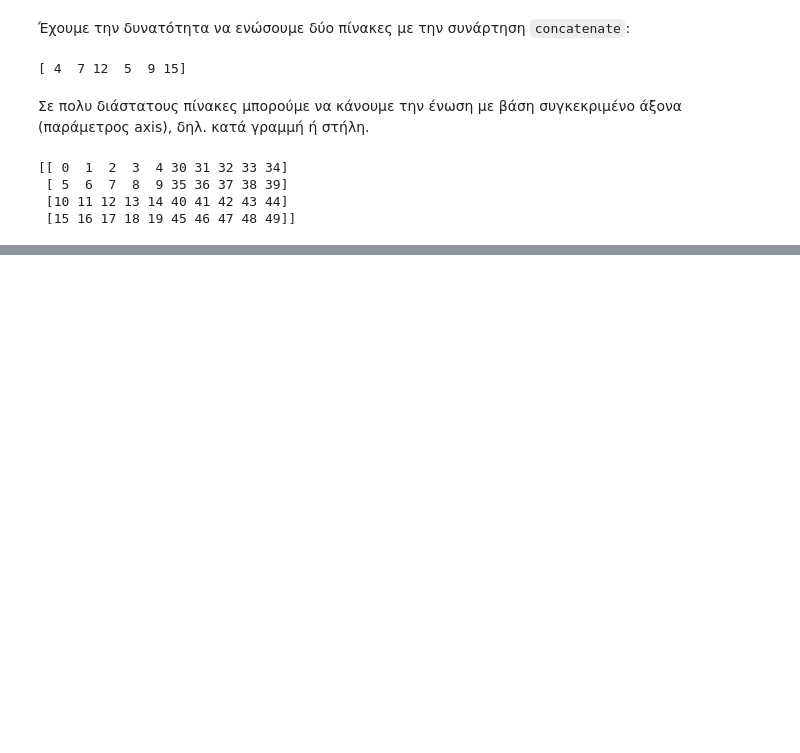
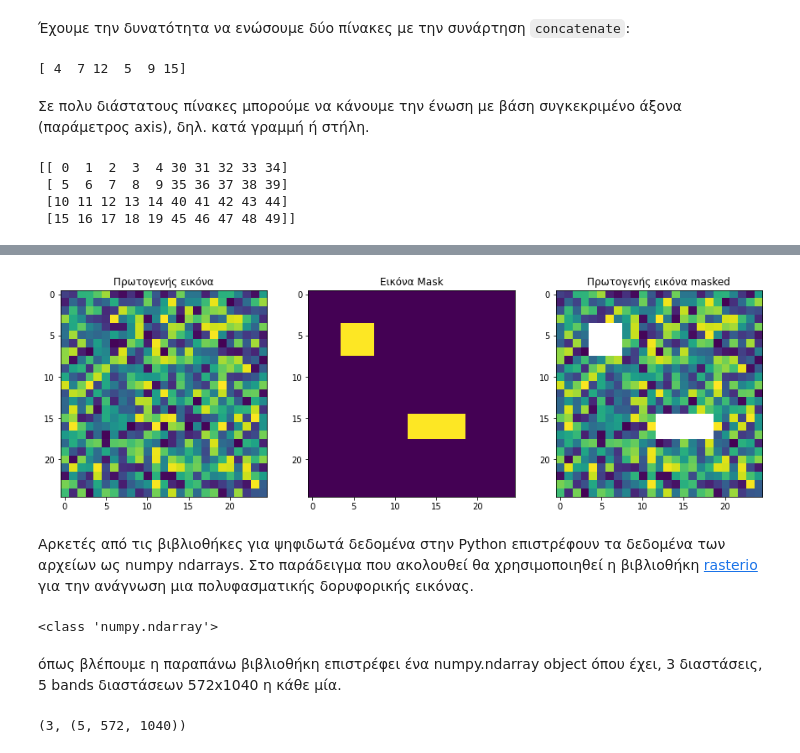
Before and after one commit to kokkytos/programming, a Jupyter notebook: _build/jupyter_execute/notebooks/Lesson_11.ipynb, the cells around one changed output, grey strips where cells are left out. Drawn from its saved outputs; the diff is of its cells as text; code cells hidden in the pictures; blank space fills up the shorter version.

```diff
--- a/_build/jupyter_execute/notebooks/Lesson_11.ipynb
+++ b/_build/jupyter_execute/notebooks/Lesson_11.ipynb
@@ -506,0 +654,29 @@ print(con)
+# %%
+fig, (ax1, ax2, ax3) = plt.subplots(1, 3,figsize=(15, 15))
+
+ax1.imshow(image)
+ax2.imshow(mask)
+ax3.imshow(x_masked)
+
+ax1.title.set_text('Πρωτογενής εικόνα')
+ax2.title.set_text('Εικόνα Μask')
+ax3.title.set_text('Πρωτογενής εικόνα masked')
+
+plt.show()
+# %% [output]
+[figure, added]
+# %% [markdown]
+Αρκετές από τις βιβλιοθήκες για ψηφιδωτά δεδομένα στην Python επιστρέφουν τα δεδομένα των αρχείων ως numpy ndarrays. Στο παράδειγμα που ακολουθεί θα χρησιμοποιηθεί η βιβλιοθήκη [rasterio](https://github.com/rasterio/rasterio) για την ανάγνωση μια πολυφασματικής δορυφορικής εικόνας.
+# %%
+INPUTDIR = Path('data')
+with rio.open(INPUTDIR / 'pre_fire.tif') as src:
+    image = src.read()
+    print(type(image))
+# %% [output]
+<class 'numpy.ndarray'>
+# %% [markdown]
+όπως βλέπουμε η παραπάνω βιβλιοθήκη επιστρέφει ένα numpy.ndarray object όπου έχει, 3 διαστάσεις, 5 bands διαστάσεων 572x1040 η κάθε μία.
+# %%
+image.ndim,image.shape
+# %% [output]
+(3, (5, 572, 1040))
```
Also changed, not shown: parts of 52 cells of this notebook, 47 other files.
